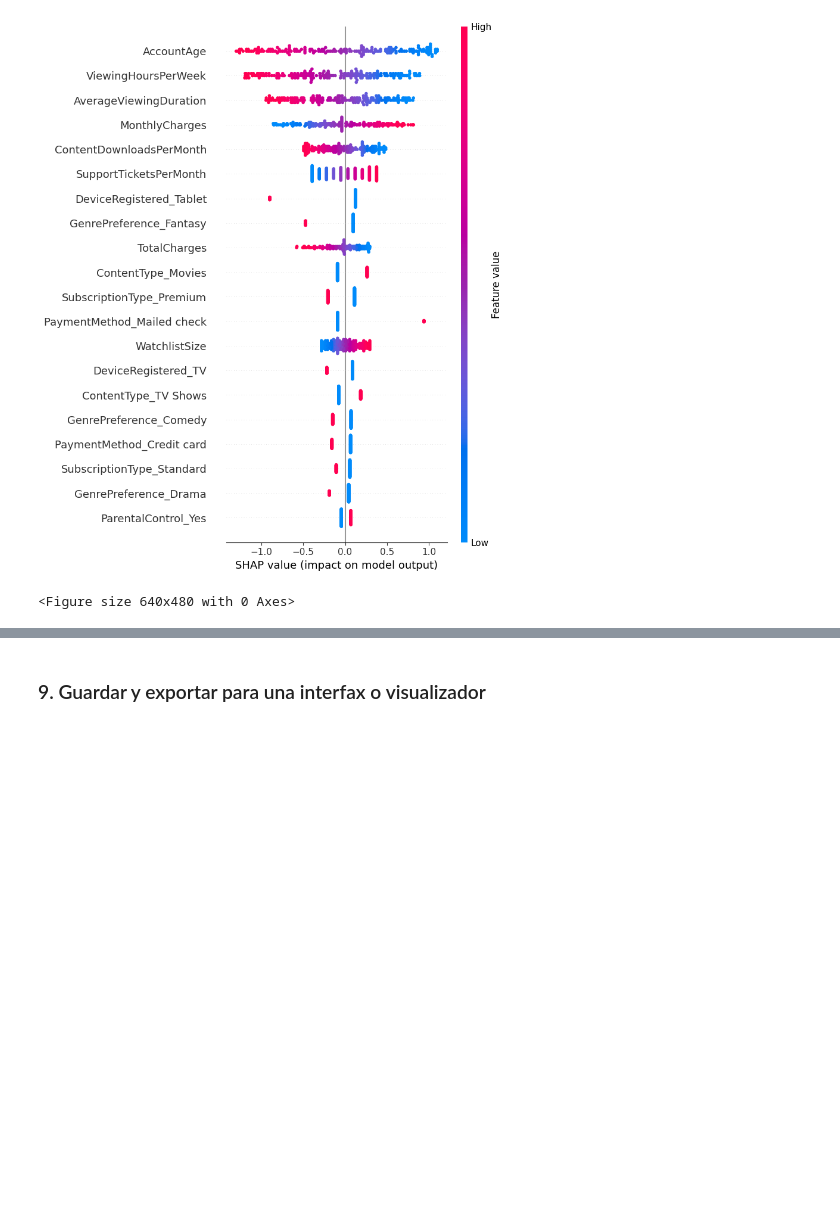
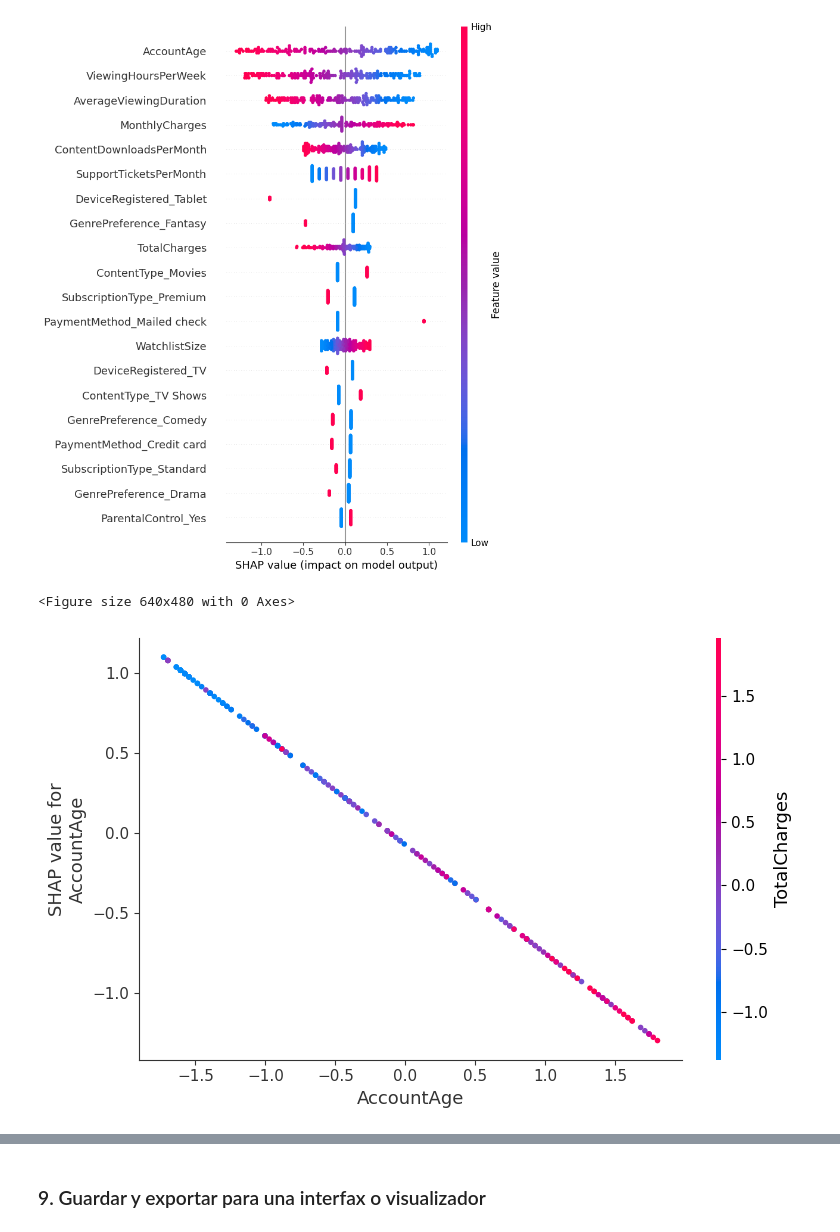
Before and after one commit to Rdorta08/ML_PowerBI, a Jupyter notebook: notebooks/04_SHAP_Interpretation.ipynb, the cells around one changed output, grey strips where cells are left out. Saved outputs shown, nothing was run; the diff lists cells and outputs as text; code cells hidden in the pictures; blank space fills up the shorter version.

```diff
--- a/notebooks/04_SHAP_Interpretation.ipynb
+++ b/notebooks/04_SHAP_Interpretation.ipynb
@@ -50,3 +50,20 @@ shap.summary_plot(shap_values, X_test_final)
 plt.savefig(r"C:\Users\LENOVO\Documents\GitHub\ML_PowerBI\reports\figures\SHAP_summary.png", dpi=300)
 # %% [output]
 <Figure size 640x480 with 0 Axes>
+# %%
+#Plot de dependencia SHAP para AccountAge vs TotalCharges
+fig, ax = plt.subplots(figsize=(8,5))
+
+shap.dependence_plot(
+    "AccountAge",
+    shap_values,
+    X_test_final,
+    interaction_index="TotalCharges",
+    ax=ax,
+    show=False
+)
+
+plt.tight_layout()
+plt.show()
+# %% [output]
+[figure, added]
```
Also changed, not shown: parts of 1 cell of this notebook, 5 other files.
